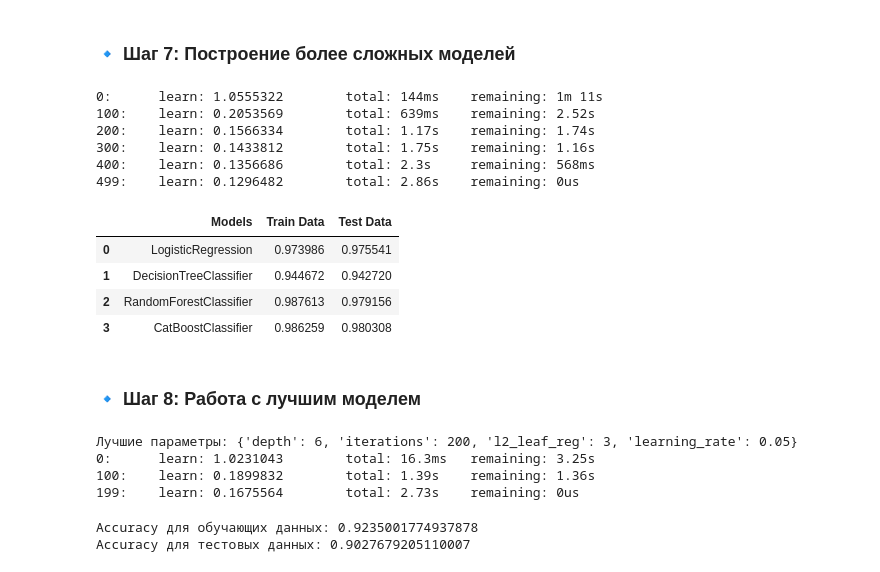
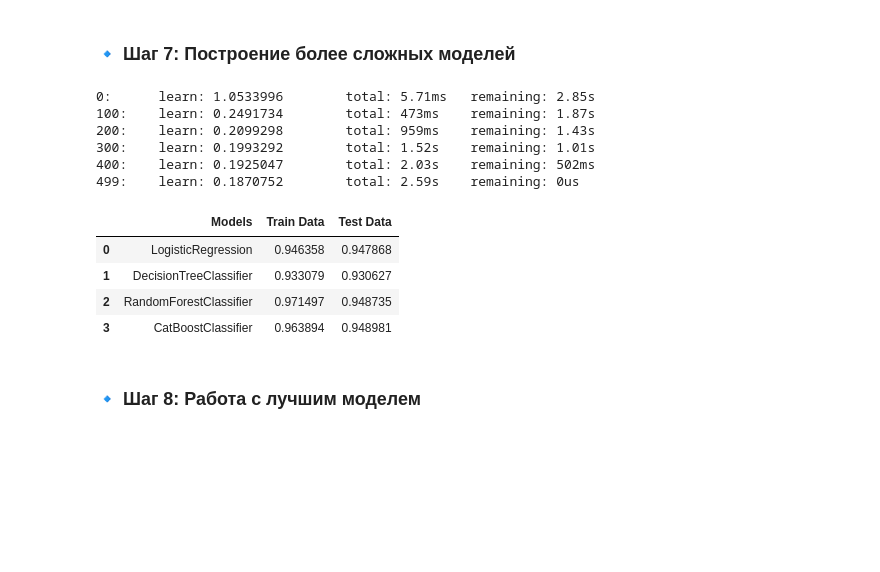
Before and after one commit to Muhammad03jon/M_Olimov_Project, a Jupyter notebook: M_Olimov_Project.ipynb, the cells around one changed output. Cells and saved outputs as stored; diff of their text form; code cells hidden in the pictures; blank space fills up the shorter version.

```diff
--- a/M_Olimov_Project.ipynb
+++ b/M_Olimov_Project.ipynb
@@ -234,3 +259,7 @@ X_test_scaled[categorical_features] = cat_transformer_tme.transform(X_test_scale
+# %%
+# Из корреляциооной матрици видно что 6 признаки между собой очень сильно коррелируются из-за этого я удалил 5 из них
+X_train_scaled = X_train_scaled.drop(columns=['OnlineBackup', 'DeviceProtection', 'TechSupport', 'StreamingTV', 'StreamingMovies'])
+X_test_scaled = X_test_scaled.drop(columns=['OnlineBackup', 'DeviceProtection', 'TechSupport', 'StreamingTV', 'StreamingMovies'])
 # %% [markdown]
 ### 🔹 Шаг 6: Построение Baseline модели и оценка ее качество
 # %%
@@ -266,7 +295,7 @@ Average cross-validation score: 0.9094776840383231
 # %% [markdown]
 ### 🔹 Шаг 7: Построение более сложных моделей
 # %%
-# Logistic Regression (L2 регуляризация)
+# Logistic Regression
 from sklearn.linear_model import LogisticRegression
 
 log_reg = LogisticRegression(max_iter=565, multi_class='ovr', penalty='elasticnet', solver='saga', l1_ratio=0.5)
@@ -298,89 +327,40 @@ catboost.fit(X_train_scaled, y_train)
 y_proba_catboost_train = catboost.predict_proba(X_train_scaled)
 y_proba_catboost_test = catboost.predict_proba(X_test_scaled)
 # %% [output]
-0:      learn: 1.0555322        total: 144ms    remaining: 1m 11s
-100:    learn: 0.2053569        total: 639ms    remaining: 2.52s
-200:    learn: 0.1566334        total: 1.17s    remaining: 1.74s
-300:    learn: 0.1433812        total: 1.75s    remaining: 1.16s
-400:    learn: 0.1356686        total: 2.3s     remaining: 568ms
-499:    learn: 0.1296482        total: 2.86s    remaining: 0us
+0:      learn: 1.0533996        total: 5.71ms   remaining: 2.85s
+100:    learn: 0.2491734        total: 473ms    remaining: 1.87s
+200:    learn: 0.2099298        total: 959ms    remaining: 1.43s
+300:    learn: 0.1993292        total: 1.52s    remaining: 1.01s
+400:    learn: 0.1925047        total: 2.03s    remaining: 502ms
+499:    learn: 0.1870752        total: 2.59s    remaining: 0us
 # %%
 from sklearn.metrics import roc_auc_score
 
 auc_lg_train = roc_auc_score(y_train, y_proba_lg_train, multi_class='ovr', average='macro')
 auc_lg_test = roc_auc_score(y_test, y_proba_lg_test, multi_class='ovr', average='macro')
 
 auc_dtree_train = roc_auc_score(y_train, y_proba_dtree_train, multi_class='ovr', average='macro')
 auc_dtree_test = roc_auc_score(y_test, y_proba_dtree_test, multi_class='ovr', average='macro')
 
 auc_rf_train = roc_auc_score(y_train, y_proba_rf_train, multi_class='ovr', average='macro')
 auc_rf_test = roc_auc_score(y_test, y_proba_rf_test, multi_class='ovr', average='macro')
 
 auc_catboost_train = roc_auc_score(y_train, y_proba_catboost_train, multi_class='ovr', average='macro')
 auc_catboost_test = roc_auc_score(y_test, y_proba_catboost_test, multi_class='ovr', average='macro')
 
-df = pd.DataFrame({
+df_quality = pd.DataFrame({
     "Models" : ['LogisticRegression', 'DecisionTreeClassifier', 'RandomForestClassifier', 'CatBoostClassifier'],
     'Train Data' : [auc_lg_train, auc_dtree_train, auc_rf_train, auc_catboost_train],
     'Test Data' : [auc_lg_test, auc_dtree_test, auc_rf_test, auc_catboost_test]
 })
 
-df
+df_quality
 # %% [output]
 |  | Models | Train Data | Test Data |
-| 0 | LogisticRegression | 0.973986 | 0.975541 |
-| 1 | DecisionTreeClassifier | 0.944672 | 0.942720 |
-| 2 | RandomForestClassifier | 0.987613 | 0.979156 |
-| 3 | CatBoostClassifier | 0.986259 | 0.980308 |
+| 0 | LogisticRegression | 0.946358 | 0.947868 |
+| 1 | DecisionTreeClassifier | 0.933079 | 0.930627 |
+| 2 | RandomForestClassifier | 0.971497 | 0.948735 |
+| 3 | CatBoostClassifier | 0.963894 | 0.948981 |
 # %% [markdown]
 ### 🔹 Шаг 8: Работа с лучшим моделем
-# %%
-from sklearn.decomposition import PCA
-from sklearn.model_selection import GridSearchCV
-
-# Применил PCA чтобы уменьшить размерность признаков
-pca = PCA(n_components=0.95)
-X_train_pca = pca.fit_transform(X_train_scaled)
-X_test_pca = pca.transform(X_test_scaled)
-
-X_train_pca_df = pd.DataFrame(X_train_pca)
-X_test_pca_df = pd.DataFrame(X_test_pca)
-
-X_train_pca_df.columns = [f'PC{i+1}' for i in range(X_train_pca_df.shape[1])]
-X_test_pca_df.columns = [f'PC{i+1}' for i in range(X_test_pca_df.shape[1])]
-
-param_grid = {
-    'iterations': [200, 300],
-    'depth': [6, 8, 10],
-    'learning_rate': [0.05, 0.1],
-    'l2_leaf_reg': [1, 3]
-}
-
-catboost = CatBoostClassifier(verbose=0, early_stopping_rounds=50)
-
-grid_search = GridSearchCV(catboost, param_grid, cv=3, scoring='accuracy', n_jobs=-1)
-grid_search.fit(X_train_pca, y_train)
-
-best_params = grid_search.best_params_
-print("Лучшие параметры:", best_params)
-
-best_catboost = CatBoostClassifier(**best_params, verbose=100, early_stopping_rounds=50)
-best_catboost.fit(X_train_pca, y_train)
-
-y_pred_train = best_catboost.predict(X_train_pca)
-y_pred_test = best_catboost.predict(X_test_pca)
-# %% [output]
-Лучшие параметры: {'depth': 6, 'iterations': 200, 'l2_leaf_reg': 3, 'learning_rate': 0.05}
-0:      learn: 1.0231043        total: 16.3ms   remaining: 3.25s
-100:    learn: 0.1899832        total: 1.39s    remaining: 1.36s
-199:    learn: 0.1675564        total: 2.73s    remaining: 0us
-# %%
-accuracy_train_bm = accuracy_score(y_train, y_pred_train)
-accuracy_test_bm = accuracy_score(y_test, y_pred_test)
-
-print(f"Accuracy для обучающих данных: {accuracy_train_bm}")
-print(f"Accuracy для тестовых данных: {accuracy_test_bm}")
-# %% [output]
-Accuracy для обучающих данных: 0.9235001774937878
-Accuracy для тестовых данных: 0.9027679205110007
 # %%
```
Also changed, not shown: parts of 15 cells of this notebook.
